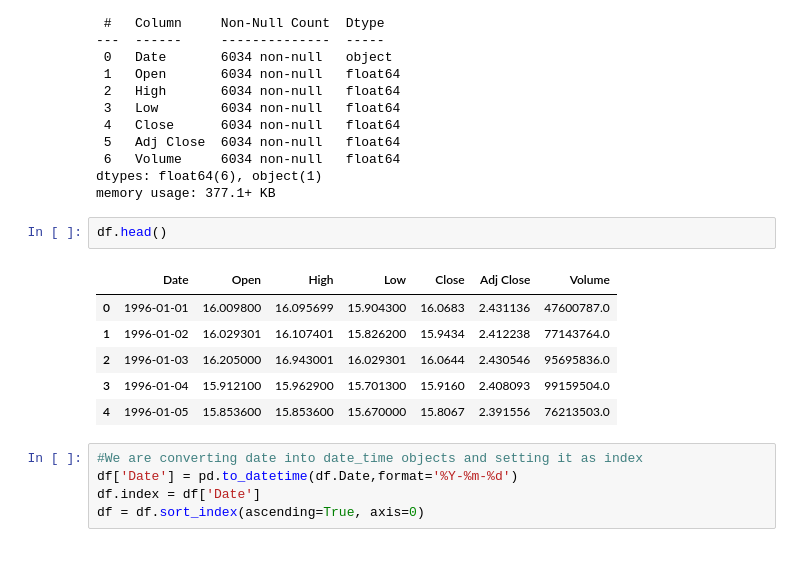
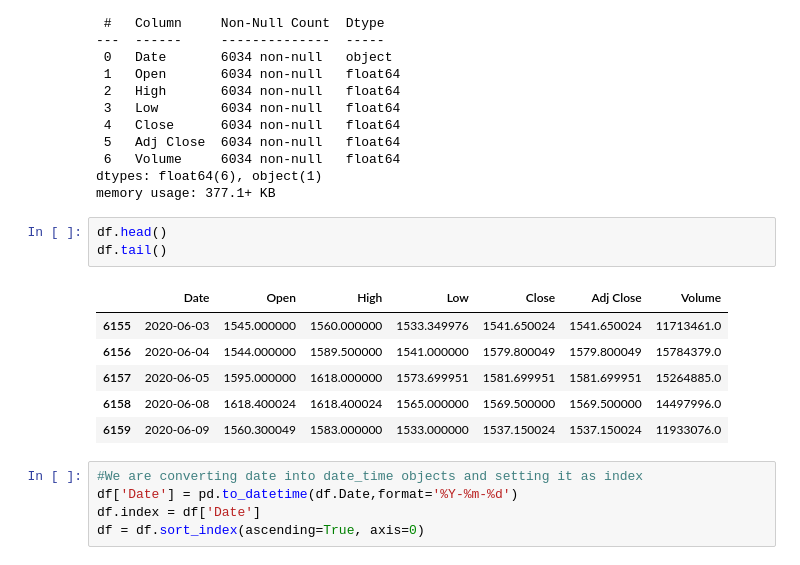
Before and after one commit to Chicken2322/Stock-Prediction, a Jupyter notebook: stock_prediction.ipynb, the cells around one changed output. Saved outputs shown, nothing was run; the diff lists cells and outputs as text.

```diff
--- a/stock_prediction.ipynb
+++ b/stock_prediction.ipynb
@@ -44,13 +63,14 @@ dtypes: float64(6), object(1)
 memory usage: 377.1+ KB
 # %%
 df.head()
+df.tail()
 # %% [output]
 |  | Date | Open | High | Low | Close | Adj Close | Volume |
-| 0 | 1996-01-01 | 16.009800 | 16.095699 | 15.904300 | 16.0683 | 2.431136 | 47600787.0 |
-| 1 | 1996-01-02 | 16.029301 | 16.107401 | 15.826200 | 15.9434 | 2.412238 | 77143764.0 |
-| 2 | 1996-01-03 | 16.205000 | 16.943001 | 16.029301 | 16.0644 | 2.430546 | 95695836.0 |
-| 3 | 1996-01-04 | 15.912100 | 15.962900 | 15.701300 | 15.9160 | 2.408093 | 99159504.0 |
-| 4 | 1996-01-05 | 15.853600 | 15.853600 | 15.670000 | 15.8067 | 2.391556 | 76213503.0 |
+| 6155 | 2020-06-03 | 1545.000000 | 1560.000000 | 1533.349976 | 1541.650024 | 1541.650024 | 11713461.0 |
+| 6156 | 2020-06-04 | 1544.000000 | 1589.500000 | 1541.000000 | 1579.800049 | 1579.800049 | 15784379.0 |
+| 6157 | 2020-06-05 | 1595.000000 | 1618.000000 | 1573.699951 | 1581.699951 | 1581.699951 | 15264885.0 |
+| 6158 | 2020-06-08 | 1618.400024 | 1618.400024 | 1565.000000 | 1569.500000 | 1569.500000 | 14497996.0 |
+| 6159 | 2020-06-09 | 1560.300049 | 1583.000000 | 1533.000000 | 1537.150024 | 1537.150024 | 11933076.0 |
 # %%
 #We are converting date into date_time objects and setting it as index
 df['Date'] = pd.to_datetime(df.Date,format='%Y-%m-%d')
```
Also changed, not shown: parts of 20 cells of this notebook.
